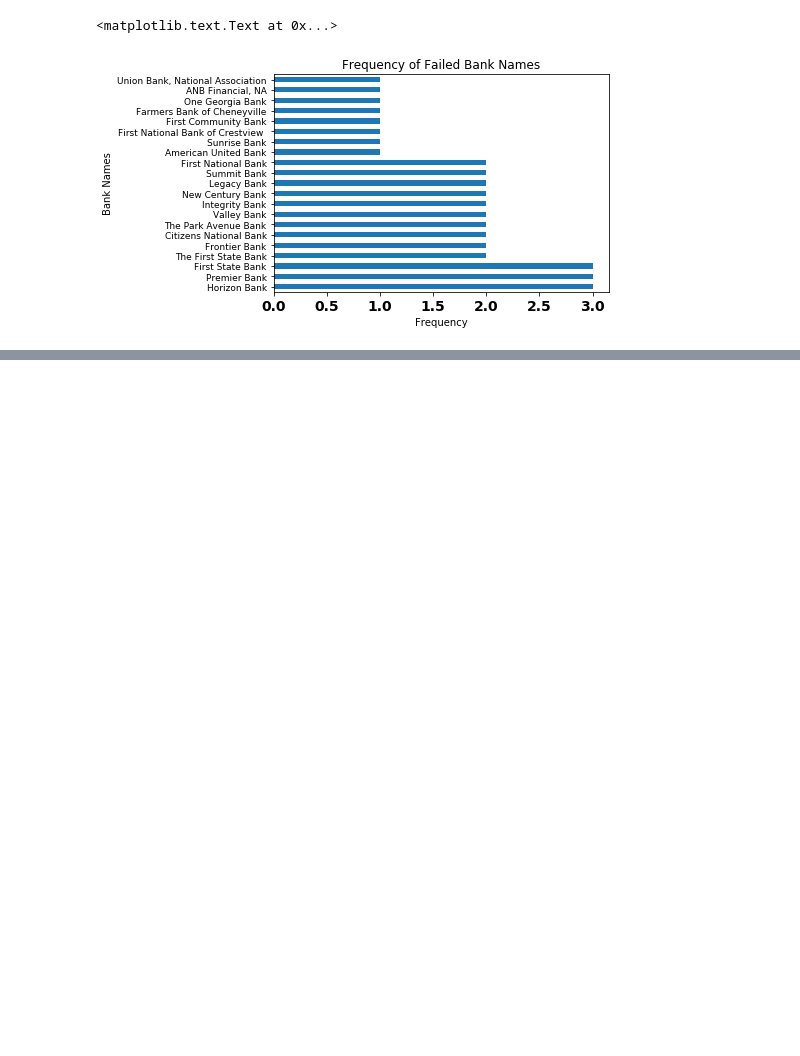
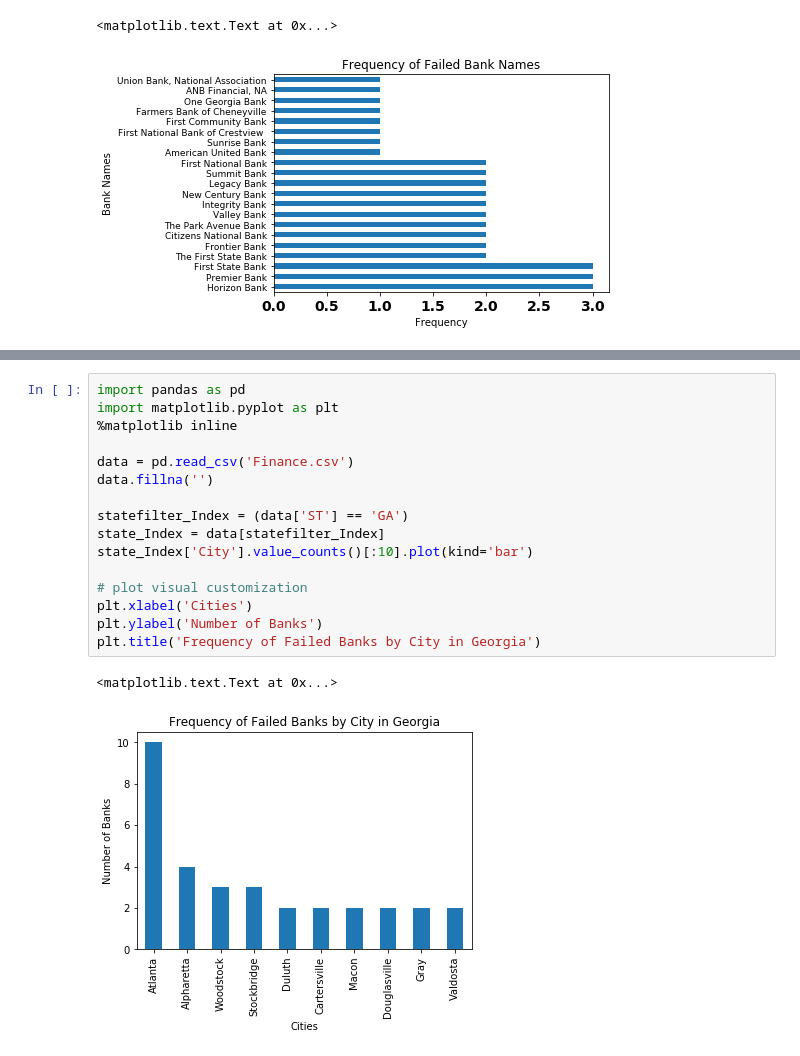
Before and after one commit to Jzbonner/Python-for-Data-Science, a Jupyter notebook: JupyterNotebook/Python, DataFrames and Libraries Workbook.ipynb, the cells around one changed output, grey strips where cells are left out. Drawn from its saved outputs; the diff is of its cells as text; blank space fills up the shorter version.

```diff
--- a/JupyterNotebook/Python, DataFrames and Libraries Workbook.ipynb
+++ b/JupyterNotebook/Python, DataFrames and Libraries Workbook.ipynb
@@ -74,0 +104,19 @@ plt.title('Frequency of Failed Bank Names')
+# %%
+import pandas as pd
+import matplotlib.pyplot as plt
+%matplotlib inline
+
+data = pd.read_csv('Finance.csv')
+data.fillna('')
+
+statefilter_Index = (data['ST'] == 'GA')
+state_Index = data[statefilter_Index]
+state_Index['City'].value_counts()[:10].plot(kind='bar')
+
+# plot visual customization
+plt.xlabel('Cities')
+plt.ylabel('Number of Banks')
+plt.title('Frequency of Failed Banks by City in Georgia')
+# %% [output]
+<matplotlib.text.Text at 0x...>
+[figure, added]
```
Also changed, not shown: parts of 3 cells of this notebook, 1 other file.
